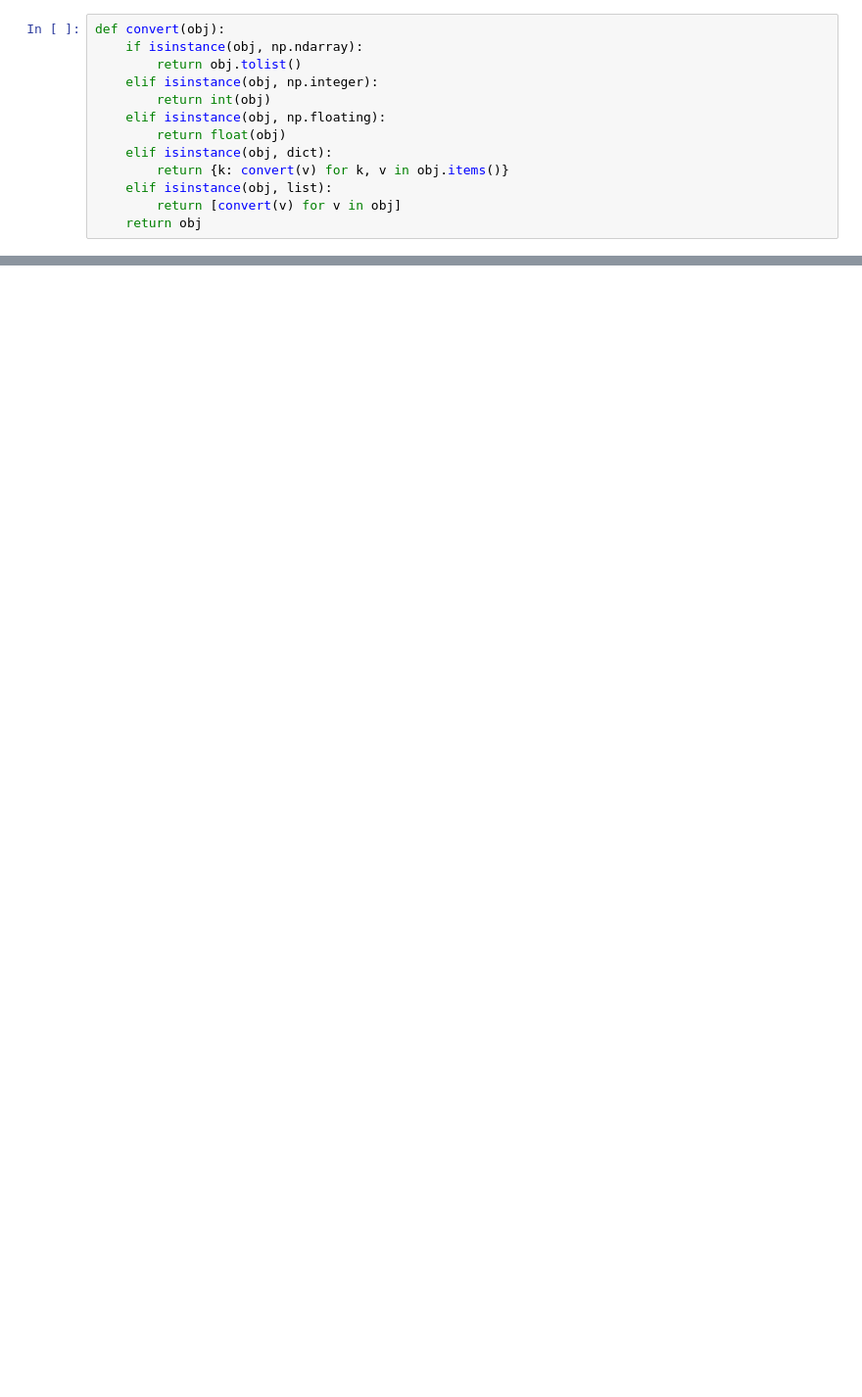
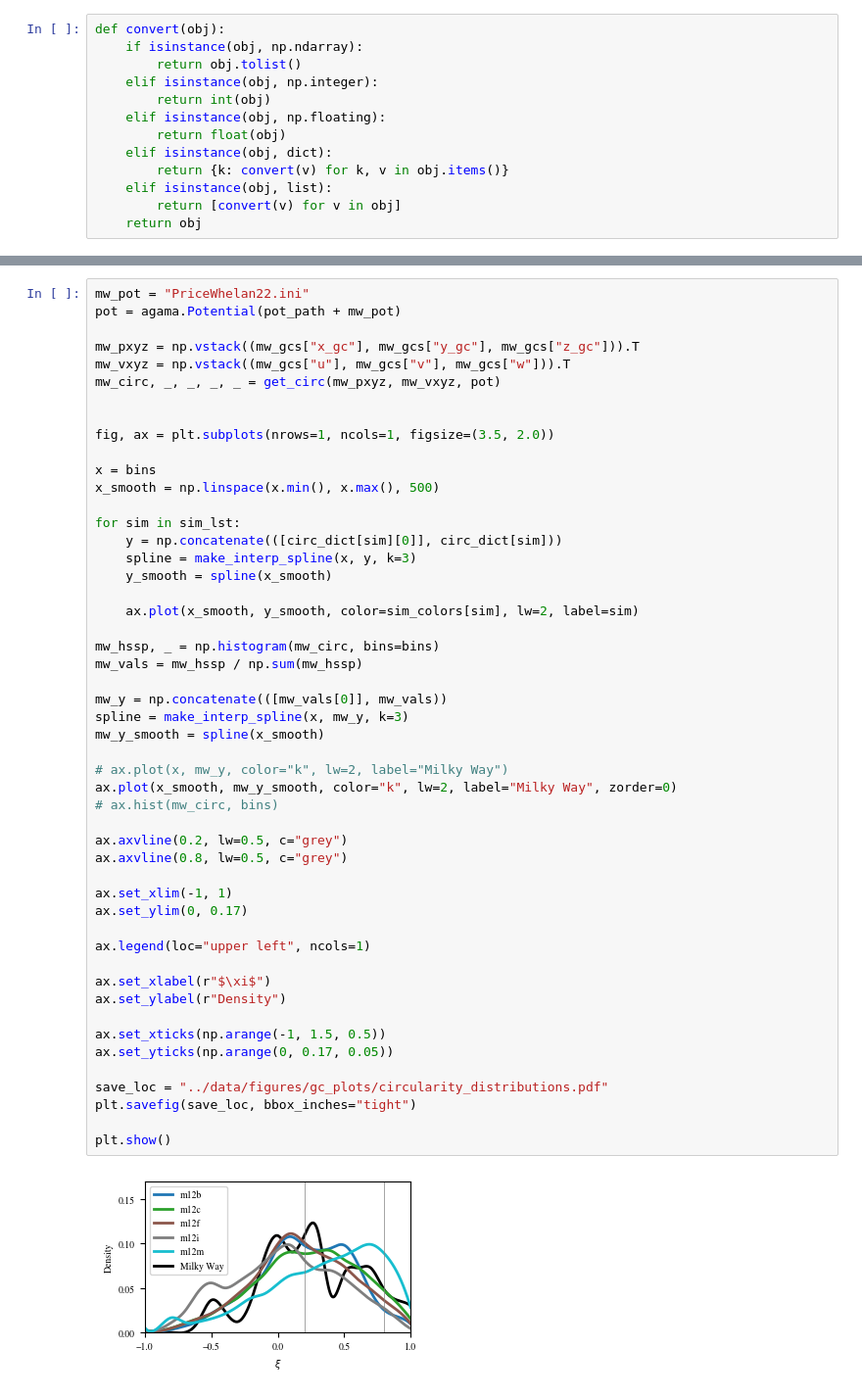
Before and after one commit to finn-pal/cluster_destruction, a Jupyter notebook: notebooks/circularities.ipynb, the cells around one changed output, grey strips where cells are left out. Shown at 98% size. Saved outputs shown, nothing was run; the diff lists cells and outputs as text; blank space fills up the shorter version.

```diff
--- a/notebooks/circularities.ipynb
+++ b/notebooks/circularities.ipynb
@@ -146,0 +283,52 @@ ax.legend(loc="upper left")
+# %%
+mw_pot = "PriceWhelan22.ini"
+pot = agama.Potential(pot_path + mw_pot)
+
+mw_pxyz = np.vstack((mw_gcs["x_gc"], mw_gcs["y_gc"], mw_gcs["z_gc"])).T
+mw_vxyz = np.vstack((mw_gcs["u"], mw_gcs["v"], mw_gcs["w"])).T
+mw_circ, _, _, _, _ = get_circ(mw_pxyz, mw_vxyz, pot)
+
+
+fig, ax = plt.subplots(nrows=1, ncols=1, figsize=(3.5, 2.0))
+
+x = bins
+x_smooth = np.linspace(x.min(), x.max(), 500)
+
+for sim in sim_lst:
+    y = np.concatenate(([circ_dict[sim][0]], circ_dict[sim]))
+    spline = make_interp_spline(x, y, k=3)
+    y_smooth = spline(x_smooth)
+
+    ax.plot(x_smooth, y_smooth, color=sim_colors[sim], lw=2, label=sim)
+
+mw_hssp, _ = np.histogram(mw_circ, bins=bins)
+mw_vals = mw_hssp / np.sum(mw_hssp)
+
+mw_y = np.concatenate(([mw_vals[0]], mw_vals))
+spline = make_interp_spline(x, mw_y, k=3)
+mw_y_smooth = spline(x_smooth)
+
+# ax.plot(x, mw_y, color="k", lw=2, label="Milky Way")
+ax.plot(x_smooth, mw_y_smooth, color="k", lw=2, label="Milky Way", zorder=0)
+# ax.hist(mw_circ, bins)
+
+ax.axvline(0.2, lw=0.5, c="grey")
+ax.axvline(0.8, lw=0.5, c="grey")
+
+ax.set_xlim(-1, 1)
+ax.set_ylim(0, 0.17)
+
+ax.legend(loc="upper left", ncols=1)
+
+ax.set_xlabel(r"$\xi$")
+ax.set_ylabel(r"Density")
+
+ax.set_xticks(np.arange(-1, 1.5, 0.5))
+ax.set_yticks(np.arange(0, 0.17, 0.05))
+
+save_loc = "../data/figures/gc_plots/circularity_distributions.pdf"
+plt.savefig(save_loc, bbox_inches="tight")
+
+plt.show()
+# %% [output]
+[figure, added]
```
Also changed, not shown: parts of 11 cells of this notebook, 16 other files.
